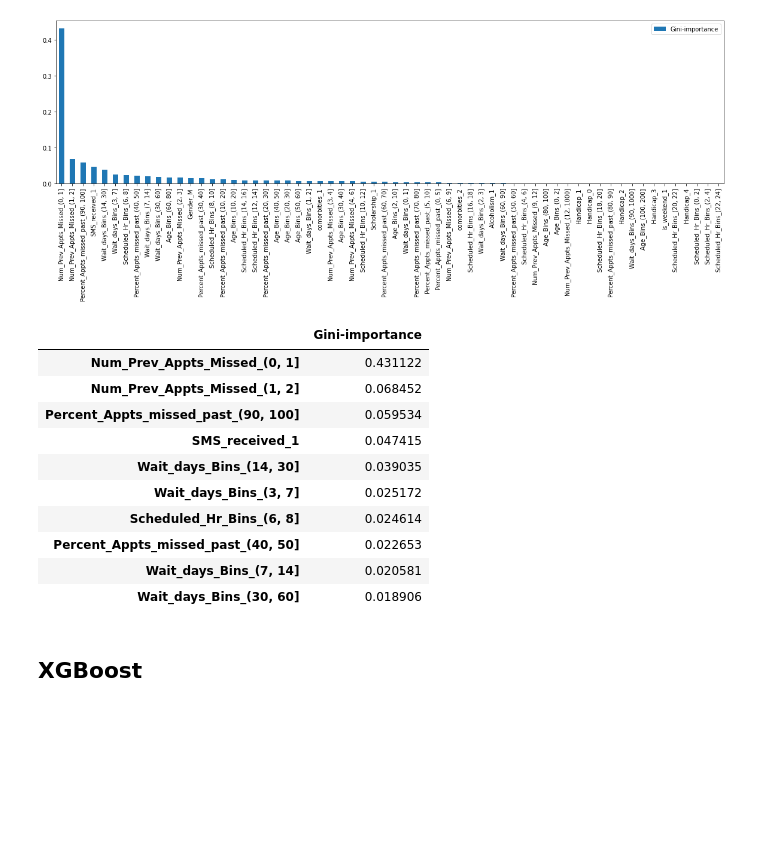
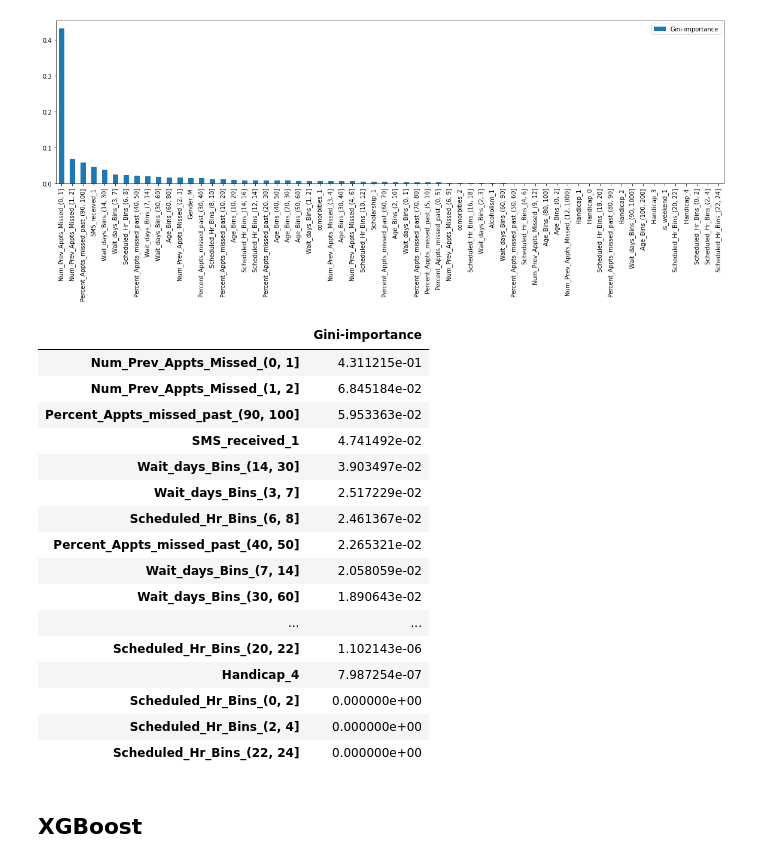
Before and after one commit to druvz/NoShow, a Jupyter notebook: predicting_no_shows_at_medical_appointments_v3.ipynb, the cells around one changed output. Saved outputs shown, nothing was run; the diff lists cells and outputs as text; code cells hidden in the pictures; blank space fills up the shorter version.

```diff
--- a/predicting_no_shows_at_medical_appointments_v3.ipynb
+++ b/predicting_no_shows_at_medical_appointments_v3.ipynb
@@ -1252,19 +1268,25 @@ importances.sort_values(by='Gini-importance',ascending=False).plot(kind='bar', r
 [figure]
 # %%
 pd.set_option('display.max_rows', 500)
-importances.sort_values(by='Gini-importance',ascending=False).head(10)
+importances.sort_values(by='Gini-importance',ascending=False)
 # %% [output]
 |  | Gini-importance |
-| Num_Prev_Appts_Missed_(0, 1] | 0.431122 |
-| Num_Prev_Appts_Missed_(1, 2] | 0.068452 |
-| Percent_Appts_missed_past_(90, 100] | 0.059534 |
-| SMS_received_1 | 0.047415 |
-| Wait_days_Bins_(14, 30] | 0.039035 |
-| Wait_days_Bins_(3, 7] | 0.025172 |
-| Scheduled_Hr_Bins_(6, 8] | 0.024614 |
-| Percent_Appts_missed_past_(40, 50] | 0.022653 |
-| Wait_days_Bins_(7, 14] | 0.020581 |
-| Wait_days_Bins_(30, 60] | 0.018906 |
+| Num_Prev_Appts_Missed_(0, 1] | 4.311215e-01 |
+| Num_Prev_Appts_Missed_(1, 2] | 6.845184e-02 |
+| Percent_Appts_missed_past_(90, 100] | 5.953363e-02 |
+| SMS_received_1 | 4.741492e-02 |
+| Wait_days_Bins_(14, 30] | 3.903497e-02 |
+| Wait_days_Bins_(3, 7] | 2.517229e-02 |
+| Scheduled_Hr_Bins_(6, 8] | 2.461367e-02 |
+| Percent_Appts_missed_past_(40, 50] | 2.265321e-02 |
+| Wait_days_Bins_(7, 14] | 2.058059e-02 |
+| Wait_days_Bins_(30, 60] | 1.890643e-02 |
+| ... | ... |
+| Scheduled_Hr_Bins_(20, 22] | 1.102143e-06 |
+| Handicap_4 | 7.987254e-07 |
+| Scheduled_Hr_Bins_(0, 2] | 0.000000e+00 |
+| Scheduled_Hr_Bins_(2, 4] | 0.000000e+00 |
+| Scheduled_Hr_Bins_(22, 24] | 0.000000e+00 |
 # %% [markdown]
 ## XGBoost
 # %%
```
Also changed, not shown: parts of 2 cells of this notebook.
